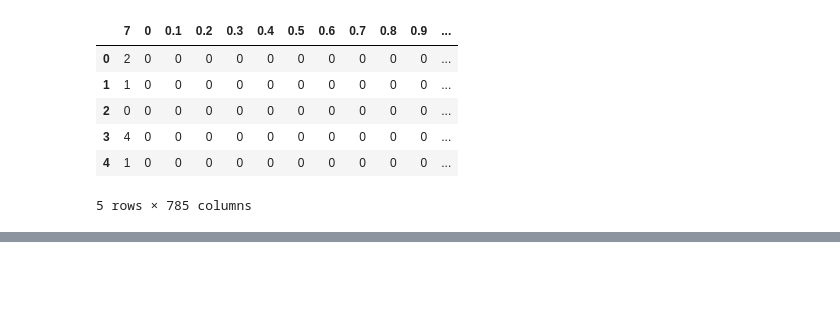
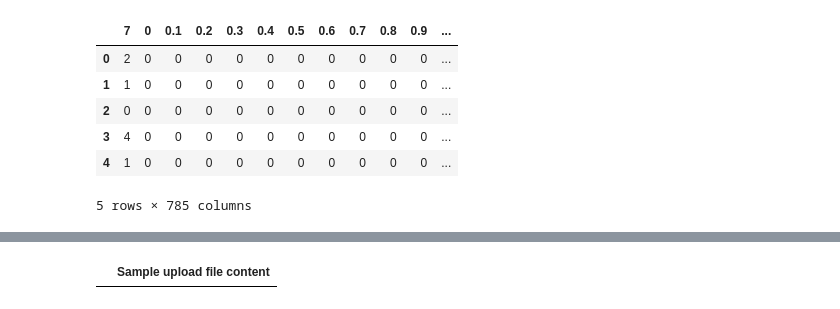
Before and after one commit to Debdeep-Goswami/Python3, a Jupyter notebook: PythonBasicDataTypes.ipynb, the cells around one changed output, grey strips where cells are left out. Saved outputs shown, nothing was run; the diff lists cells and outputs as text; code cells hidden in the pictures; blank space fills up the shorter version.

```diff
--- a/PythonBasicDataTypes.ipynb
+++ b/PythonBasicDataTypes.ipynb
@@ -819,0 +902,6 @@ df.head()
+# %%
+df=pd.read_csv('Sample file.txt')
+# %%
+df.head()
+# %% [output]
+|  | Sample upload file content |
```
Also changed, not shown: parts of 9 cells of this notebook.
